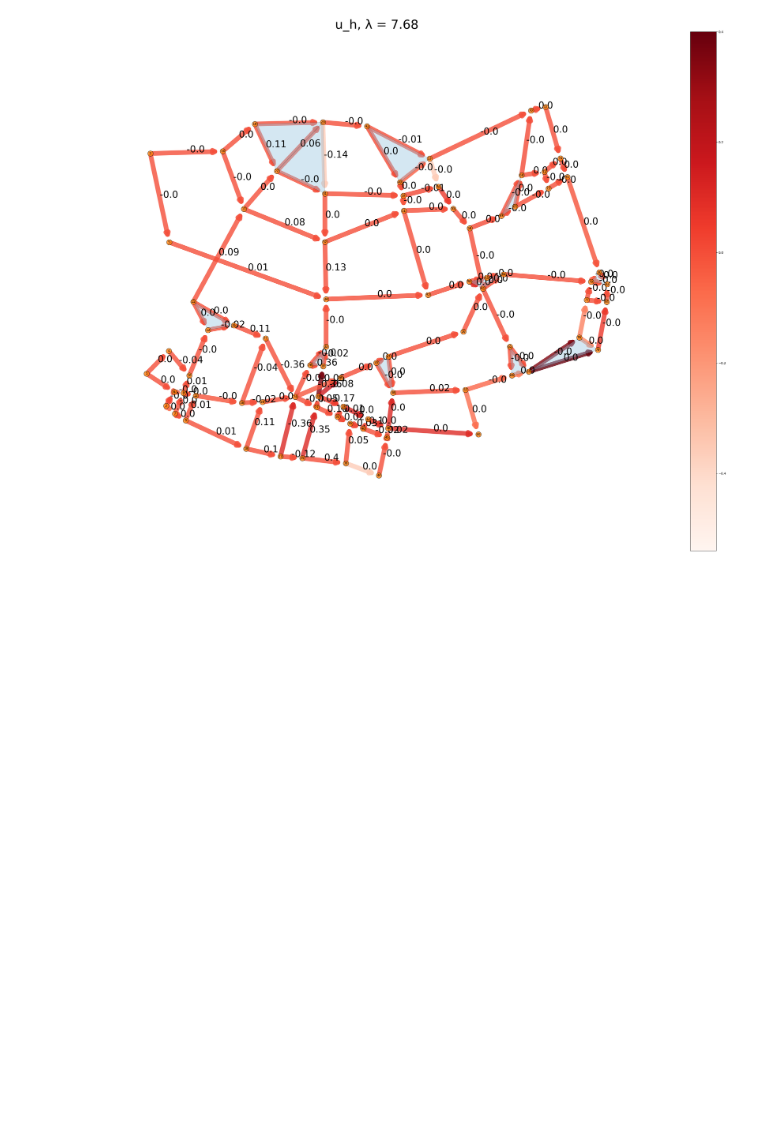
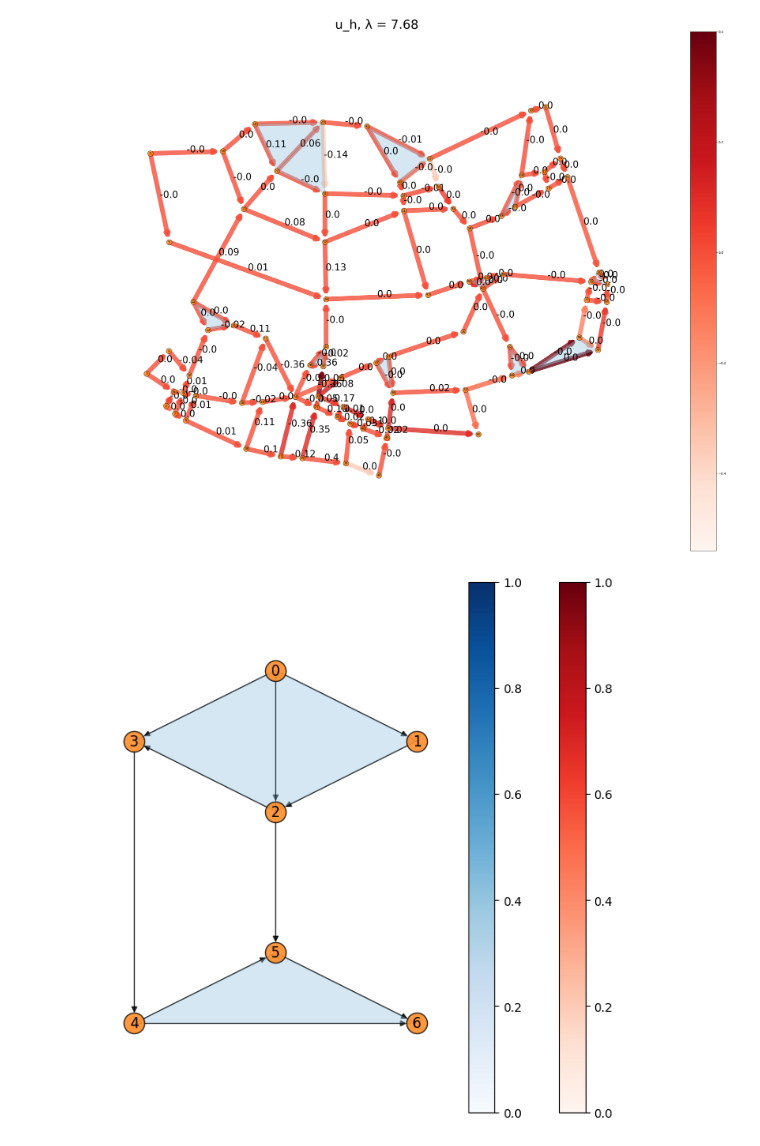
Before and after one commit to irtazahashmi/pytspl, a Jupyter notebook: plotting.ipynb, the cells around one changed output. Cells and saved outputs as stored; diff of their text form; code cells hidden in the pictures; blank space fills up the shorter version.

Commit message:
Add paper data to the datasets.

```diff
--- a/plotting.ipynb
+++ b/plotting.ipynb
@@ -136,3 +136,34 @@ plt.title("u_h, λ = " + str(round(float(eigenvals_g[0]), 2)), fontsize=40)
 # %% [output]
 Text(0.5, 1.0, 'u_h, λ = 7.68')
 [figure]
+# %%
+from sclibrary.network_reader import NetworkReader
+from sclibrary.simplicial_complex import SimplicialComplexNetwork
+from sclibrary.plot import SCPlot
+
+data_folder = 'data/paper_data'
+
+# read csv
+filename = data_folder + '/edges.csv'
+delimeter = " "
+src_col = 'Source'
+dest_col = 'Target'
+feature_cols = ['Distance']
+
+G = NetworkReader.read_csv(filename=filename, delimeter=delimeter, src_col=src_col, dest_col=dest_col, feature_cols=feature_cols)
+simplices = G.simplicies(condition="all")
+
+# if coordinates exist
+filename = data_folder + '/coordinates.csv'
+coordinates = NetworkReader.get_coordinates(filename=filename,
+                                            node_id_col="Id",
+                                            x_col='X',
+                                            y_col='Y',
+                                            delimeter=" ")
+
+# create sc
+sc = SimplicialComplexNetwork(simplices=simplices)
+scplot = SCPlot(sc=sc, pos=coordinates)
+scplot.draw_sc_network(directed=True, with_labels=True)
+# %% [output]
+[figure, added]
```
Also changed, not shown: 3 other files.
